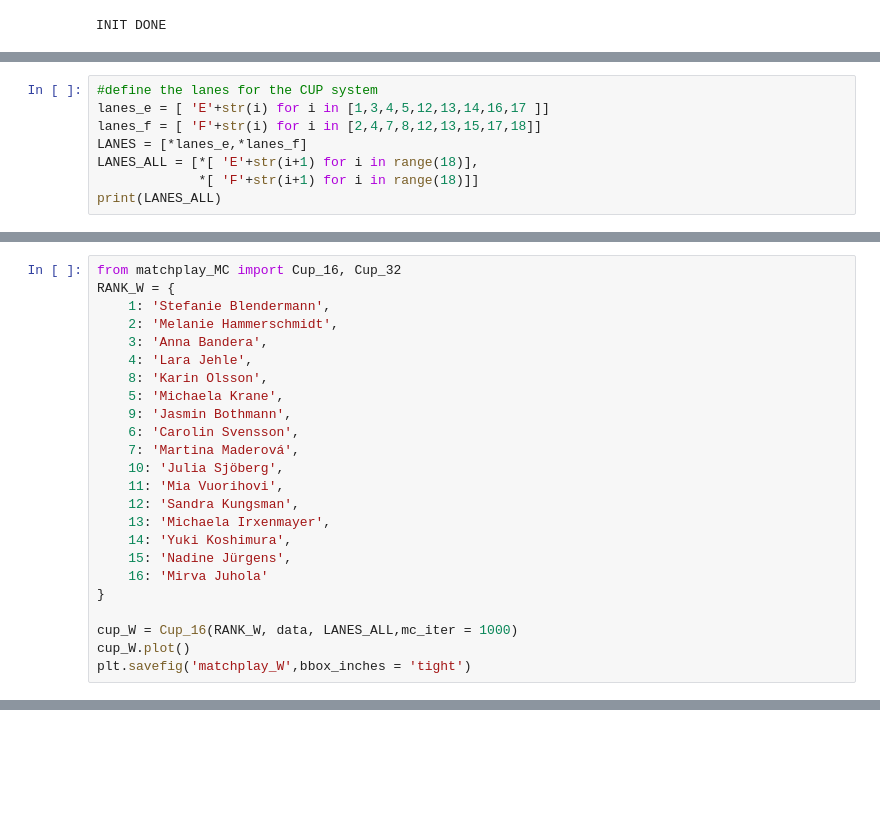
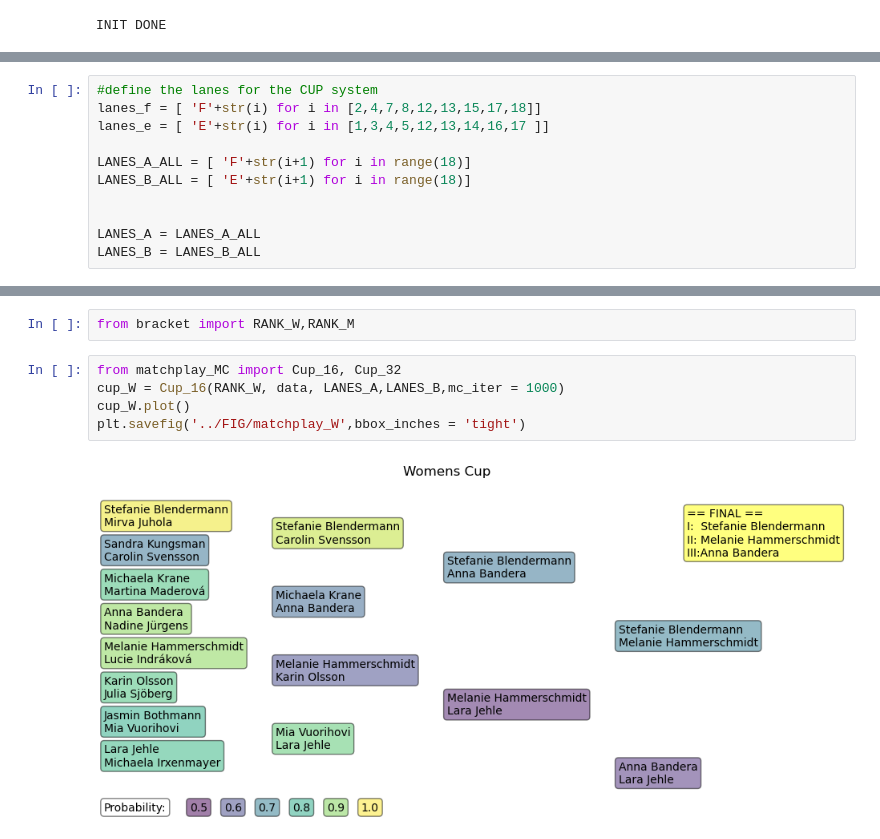
Before and after one commit to axarekma/WMC_2023_CUP, a Jupyter notebook: src/update_figures.ipynb, the cells around one changed output, grey strips where cells are left out. Saved outputs shown, nothing was run; the diff lists cells and outputs as text; blank space fills up the shorter version.

Commit message:
Update player brackets.

```diff
--- a/src/update_figures.ipynb
+++ b/src/update_figures.ipynb
@@ -36,8 +13,11 @@ defaultdict(list,
 # %%
 #define the lanes for the CUP system
+lanes_f = [ 'F'+str(i) for i in [2,4,7,8,12,13,15,17,18]]
 lanes_e = [ 'E'+str(i) for i in [1,3,4,5,12,13,14,16,17 ]]
-lanes_f = [ 'F'+str(i) for i in [2,4,7,8,12,13,15,17,18]]
-LANES = [*lanes_e,*lanes_f]
-LANES_ALL = [*[ 'E'+str(i+1) for i in range(18)],
-             *[ 'F'+str(i+1) for i in range(18)]]
-print(LANES_ALL)
+
+LANES_A_ALL = [ 'F'+str(i+1) for i in range(18)]
+LANES_B_ALL = [ 'E'+str(i+1) for i in range(18)]
+
+
+LANES_A = LANES_A_ALL
+LANES_B = LANES_B_ALL
@@ -46,24 +23,0 @@ print(LANES_ALL)
-# %%
-from matchplay_MC import Cup_16, Cup_32
-RANK_W = {
-    1: 'Stefanie Blendermann',
-    2: 'Melanie Hammerschmidt',
-    3: 'Anna Bandera',
-    4: 'Lara Jehle',
-    8: 'Karin Olsson',
-    5: 'Michaela Krane',
-    9: 'Jasmin Bothmann',
-    6: 'Carolin Svensson',
-    7: 'Martina Maderová',
-    10: 'Julia Sjöberg',
-    11: 'Mia Vuorihovi',
-    12: 'Sandra Kungsman',
-    13: 'Michaela Irxenmayer',
-    14: 'Yuki Koshimura',
-    15: 'Nadine Jürgens',
-    16: 'Mirva Juhola'
-}
-
-cup_W = Cup_16(RANK_W, data, LANES_ALL,mc_iter = 1000)
-cup_W.plot()
-plt.savefig('matchplay_W',bbox_inches = 'tight')
@@ -124 +24,10 @@ cup_M = Cup_32(RANK_M, data, LANES_ALL,mc_iter = 1000)
+# %%
+from bracket import RANK_W,RANK_M
+# %%
+from matchplay_MC import Cup_16, Cup_32
+cup_W = Cup_16(RANK_W, data, LANES_A,LANES_B,mc_iter = 1000)
+cup_W.plot()
+plt.savefig('../FIG/matchplay_W',bbox_inches = 'tight')
+# %% [output]
+[figure, added]
 # %%
```
Also changed, not shown: parts of 7 cells of this notebook, 2 other files.
